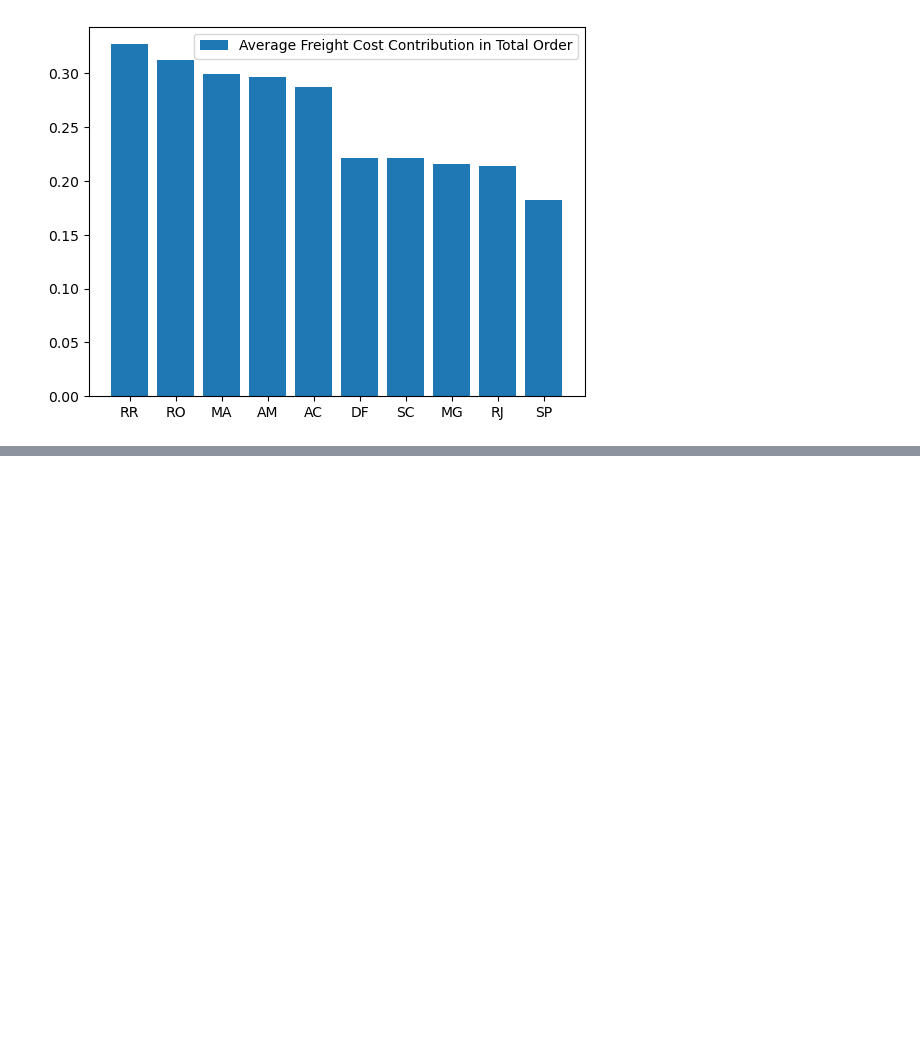
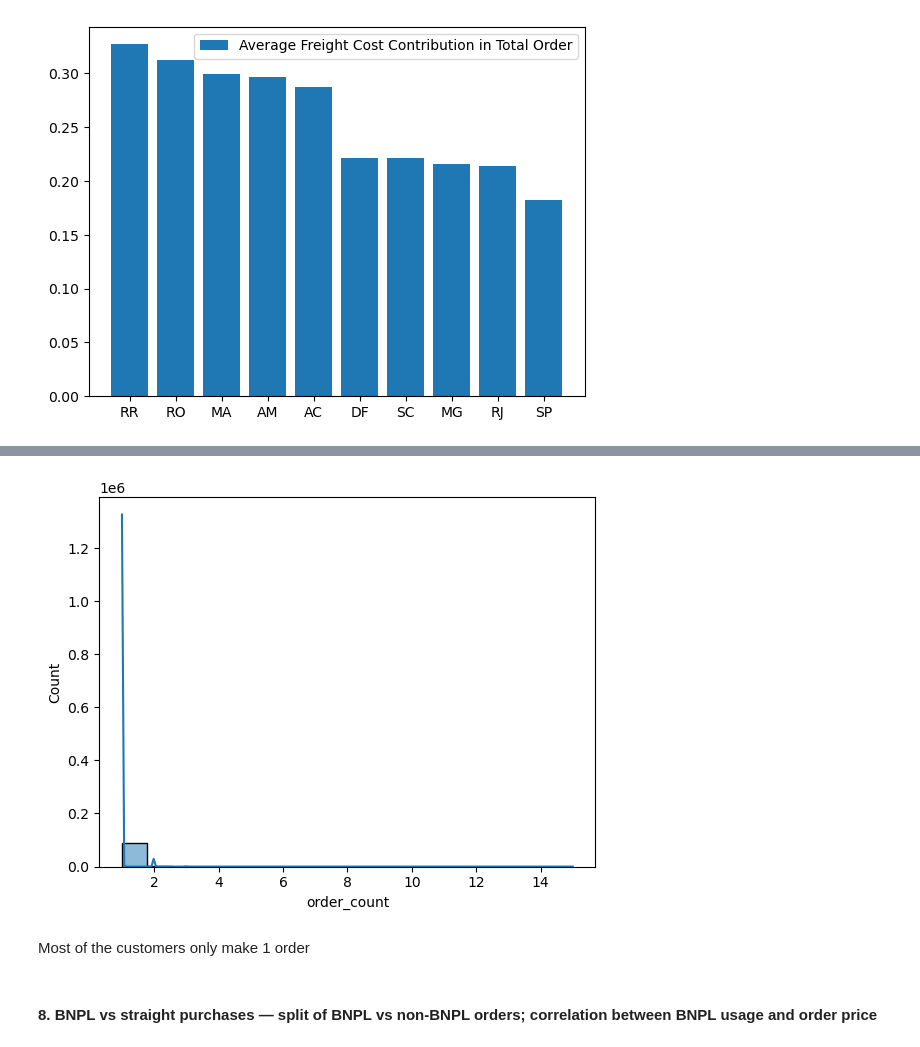
Before and after one commit to Kvitatiani/brazillian-ecommerce-analytics, a Jupyter notebook: ecommerce_playground.ipynb, the cells around one changed output, grey strips where cells are left out. Saved outputs shown, nothing was run; the diff lists cells and outputs as text; code cells hidden in the pictures; blank space fills up the shorter version.

```diff
--- a/ecommerce_playground.ipynb
+++ b/ecommerce_playground.ipynb
@@ -461,0 +517,15 @@ plt.show()
+# %%
+# Visualize order count per customer distributions
+sns.histplot(
+    data=customers_orders,
+    x='order_count',
+    kde=True
+)
+
+plt.show()
+# %% [output]
+[figure, added]
+# %% [markdown]
+Most of the customers only make 1 order
+# %% [markdown]
+#### 8. **BNPL vs straight purchases** — split of BNPL vs non-BNPL orders; correlation between BNPL usage and order price
```
Also changed, not shown: parts of 18 cells of this notebook.
